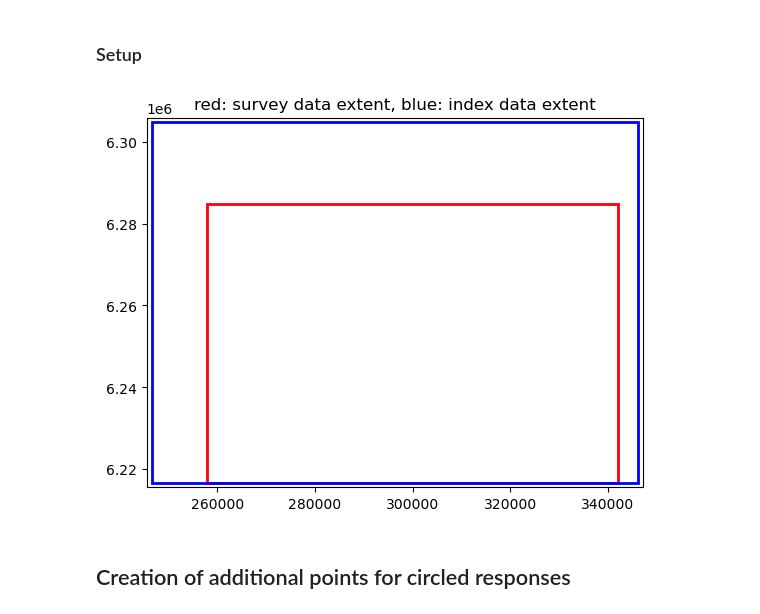
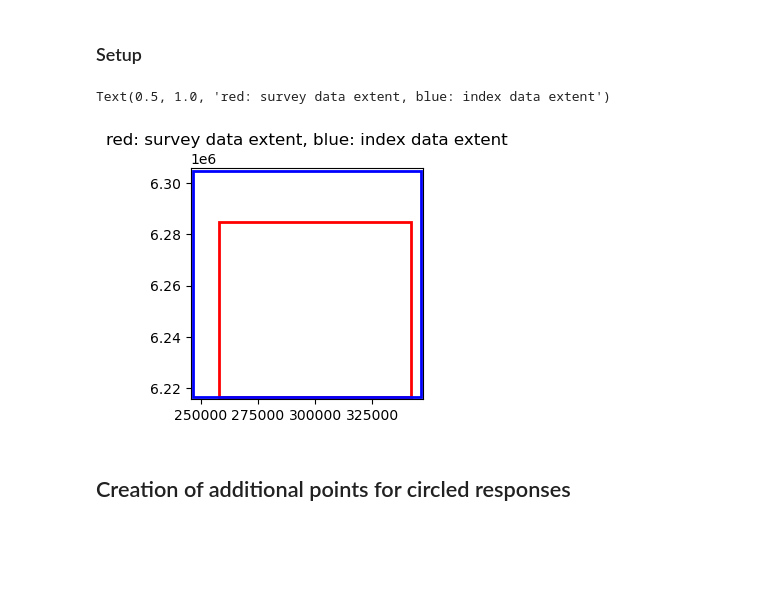
Before and after one commit to JosephineRoper/map-me-walking, a Jupyter notebook: point_visualisation.ipynb, the cells around one changed output. Saved outputs shown, nothing was run; the diff lists cells and outputs as text; code cells hidden in the pictures; blank space fills up the shorter version.

```diff
--- a/point_visualisation.ipynb
+++ b/point_visualisation.ipynb
@@ -57,28 +59,21 @@ index = pd.read_csv('C:\\Users\\z3258367\\OneDrive - UNSW\\#PhD\\Walkability\\HP
 index_max = index['THERE_Index'].max()
 index_min = index['THERE_Index'].min()
 
-x_maxd = data['x'].max()
-x_mind = data['x'].min()
-y_maxd = data['y'].max()
-y_mind = data['y'].min()
-x_maxi = index['x'].max()
-x_mini = index['x'].min()
-y_maxi = index['y'].max()
-y_mini = index['y'].min()
+x_maxd, x_mind, y_maxd, y_mind = data['x'].max(), data['x'].min(), data['y'].max(), data['y'].min()
+x_maxi, x_mini, y_maxi, y_mini = index['x'].max(), index['x'].min(), index['y'].max(), index['y'].min()
 # %%
-#plot two boxes, one defined by x_maxd, x_mind, y_maxd, y_mind, the other by x_maxi, x_mini, y_maxi, y_mini
-fig, ax = plt.subplots(1)
-#plot rectangle
+# plot bounding box of each set of data, just to check which is larger
+fig, ax = plt.subplots(1, figsize=(3,3))
 rectd = Rectangle((x_mind, y_mind), x_maxd-x_mind, y_maxd-y_mind, fill=False, edgecolor='red', linewidth=2)
 recti = Rectangle((x_mini, y_mini), x_maxi-x_mini, y_maxi-y_mini, fill=False, edgecolor='blue', linewidth=2)
 ax.add_patch(rectd)
 ax.add_patch(recti)
 ax.set_xlim([min(x_mind, x_mini)-1000, max(x_maxd, x_maxi)+1000])
 ax.set_ylim([min(y_mind, y_mini)-1000, max(y_maxd, y_maxi)+1000])
 ax.set_title('red: survey data extent, blue: index data extent')
-plt.show()
 # %% [output]
+Text(0.5, 1.0, 'red: survey data extent, blue: index data extent')
-[figure, old version]
+[figure, new version]
 # %% [markdown]
 ## Creation of additional points for circled responses
 # %%
```
Also changed, not shown: parts of 8 cells of this notebook, 3 other files.
